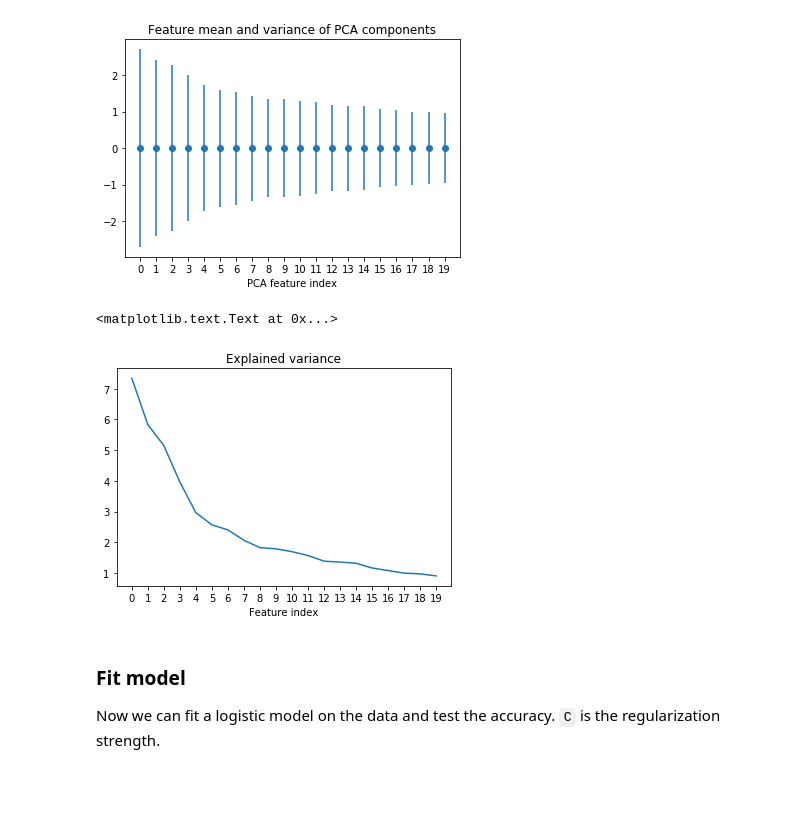
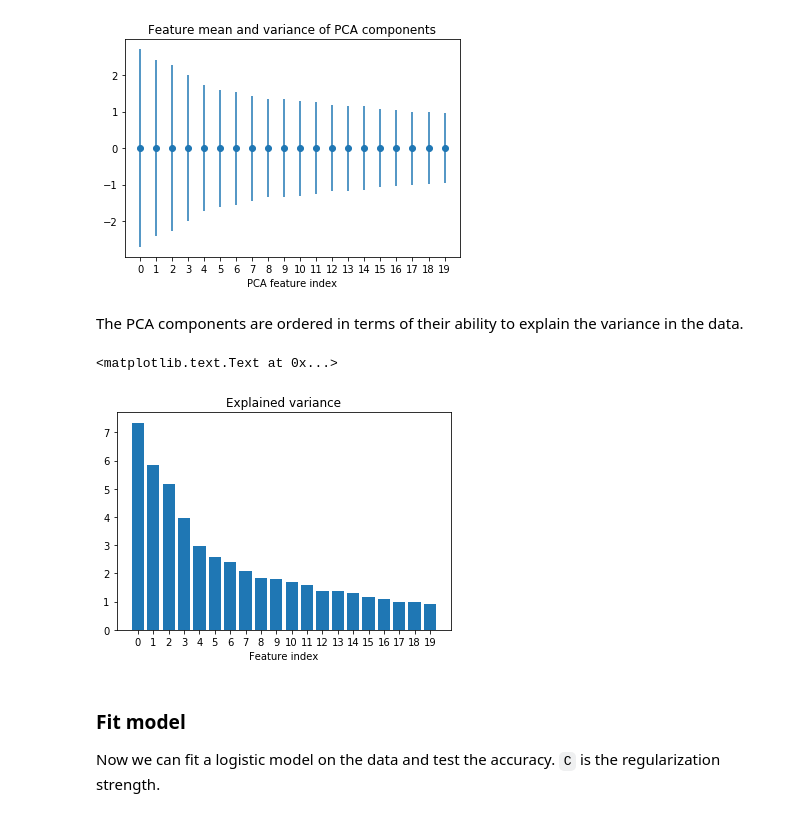
Before and after one commit to IsabelGP/boot-camps, a Jupyter notebook: Data science pipeline.ipynb, the cells around one changed output. Cells and saved outputs as stored; diff of their text form; code cells hidden in the pictures; blank space fills up the shorter version.

```diff
--- a/Data science pipeline.ipynb
+++ b/Data science pipeline.ipynb
@@ -102,14 +104,16 @@ plt.xlabel('PCA feature index')
 # %% [output]
 <matplotlib.text.Text at 0x...>
 [figure]
+# %% [markdown]
+The PCA components are ordered in terms of their ability to explain the variance in the data.
 # %%
-plt.plot(np.arange(pca.n_components_), pca.explained_variance_)
+plt.bar(np.arange(pca.n_components_), pca.explained_variance_)
 plt.xticks(np.arange(pca.n_components_))
 plt.title('Explained variance')
 plt.xlabel('Feature index')
 # %% [output]
 <matplotlib.text.Text at 0x...>
-[figure, old version]
+[figure, new version]
 # %% [markdown]
 ### Fit model
 Now we can fit a logistic model on the data and test the accuracy. `C` is the regularization strength.
```
Also changed, not shown: parts of 21 cells of this notebook.
